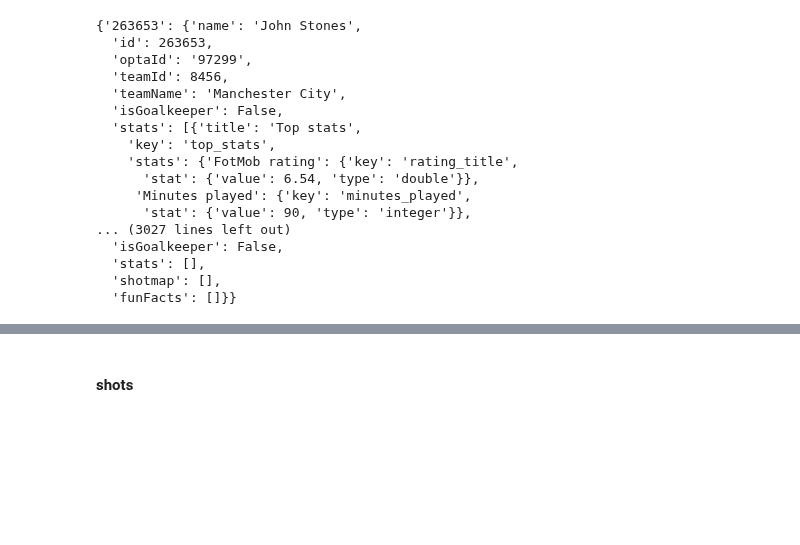
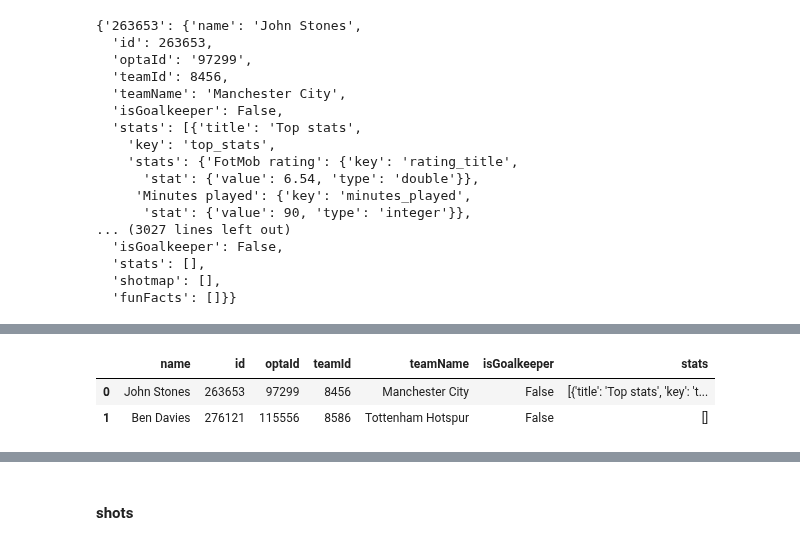
Before and after one commit to axelbol/championship-data, a Jupyter notebook: data.ipynb, the cells around one changed output, grey strips where cells are left out. Saved outputs shown, nothing was run; the diff lists cells and outputs as text; code cells hidden in the pictures; blank space fills up the shorter version.

```diff
--- a/data.ipynb
+++ b/data.ipynb
@@ -420,0 +459,7 @@ json_fotmob['props']['pageProps']['content']['playerStats']
+# %%
+df_players_T = df_players_T.drop(['shotmap', 'funFacts', 'isPotm'], axis=1)
+df_players_T.head(2)
+# %% [output]
+|  | name | id | optaId | teamId | teamName | isGoalkeeper | stats |
+| 0 | John Stones | 263653 | 97299 | 8456 | Manchester City | False | [{'title': 'Top stats', 'key': 't... |
+| 1 | Ben Davies | 276121 | 115556 | 8586 | Tottenham Hotspur | False | [] |
```
Also changed, not shown: parts of 5 cells of this notebook, 1 other file.
